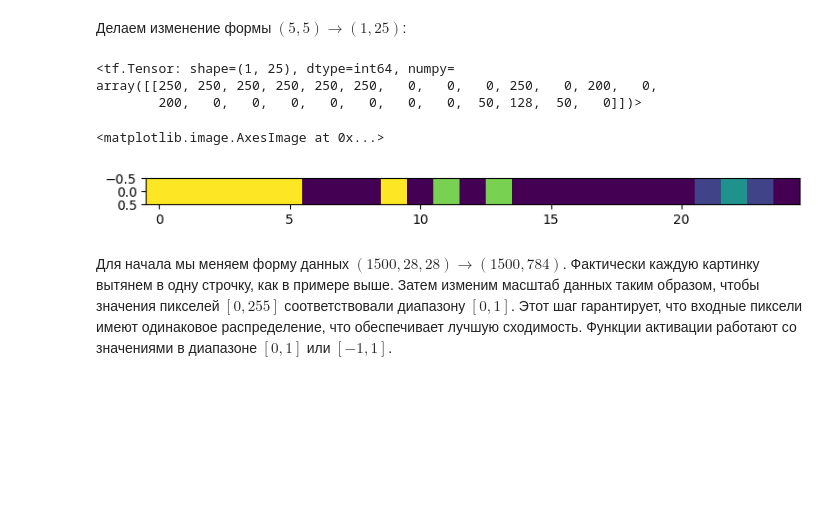
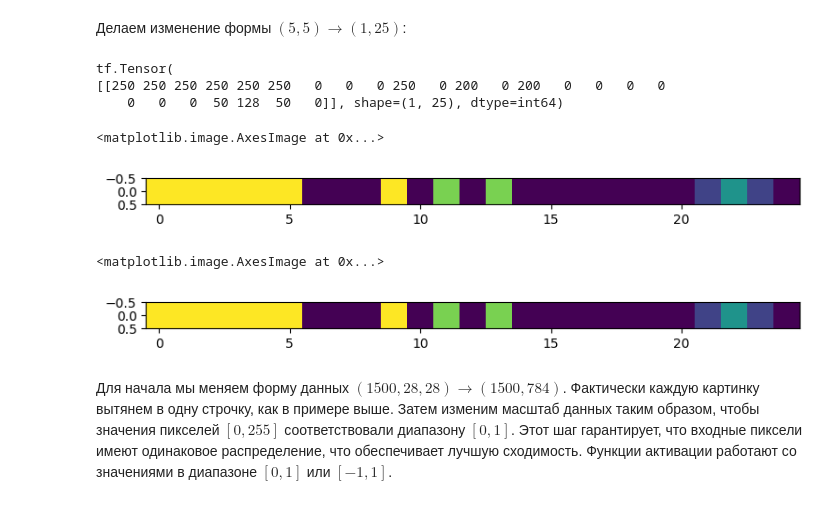
Before and after one commit to Ads369/Ads_2s, a Jupyter notebook: 9_3_Обучение_многослойного_персептрона_в_TensorFlow_(Практика).ipynb, the cells around one changed output. Saved outputs shown, nothing was run; the diff lists cells and outputs as text; code cells hidden in the pictures; blank space fills up the shorter version.

```diff
--- a/9_3_Обучение_многослойного_персептрона_в_TensorFlow_(Практика).ipynb
+++ b/9_3_Обучение_многослойного_персептрона_в_TensorFlow_(Практика).ipynb
@@ -152,16 +152,25 @@ plt.imshow(face)
 # %% [markdown]
 Делаем изменение формы $(5, 5) → (1, 25)$:
 # %%
-tf.reshape(face, shape = (1, 25)) # изменяет форму данных, число элементов должно в начальной и конечной форме совпадать 5 х 5 = 1 х 25
+# изменяет форму данных, число элементов должно в начальной и конечной форме
+# совпадать 5 х 5 = 1 х 25
+qwe = tf.reshape(face, shape = (1, 25))
+print(qwe)
 # %% [output]
-<tf.Tensor: shape=(1, 25), dtype=int64, numpy=
-array([[250, 250, 250, 250, 250, 250,   0,   0,   0, 250,   0, 200,   0,
-        200,   0,   0,   0,   0,   0,   0,   0,  50, 128,  50,   0]])>
+tf.Tensor(
+[[250 250 250 250 250 250   0   0   0 250   0 200   0 200   0   0   0   0
+    0   0   0  50 128  50   0]], shape=(1, 25), dtype=int64)
-# %%
-plt.imshow(tf.reshape(face, shape = (1, 25)))
-# %% [output]
-<matplotlib.image.AxesImage at 0x...>
-[figure, removed]
+# %%
+plt.imshow(qwe)
+# %% [output]
+<matplotlib.image.AxesImage at 0x...>
+[figure, added]
+# %%
+qwe2 = qwe / 10
+plt.imshow(qwe2)
+# %% [output]
+<matplotlib.image.AxesImage at 0x...>
+[figure, added]
 # %% [markdown]
 Для начала мы меняем форму данных $(1500, 28, 28) → (1500, 784)$. Фактически каждую картинку вытянем в одну строчку, как в примере выше. Затем изменим масштаб данных таким образом, чтобы значения пикселей $[0,255]$ соответствовали диапазону $[0,1]$. Этот шаг гарантирует, что входные пиксели имеют одинаковое распределение, что обеспечивает лучшую  сходимость. Функции активации работают со значениями в диапазоне $[0,1]$ или $[-1,1]$.
 # %%
```
